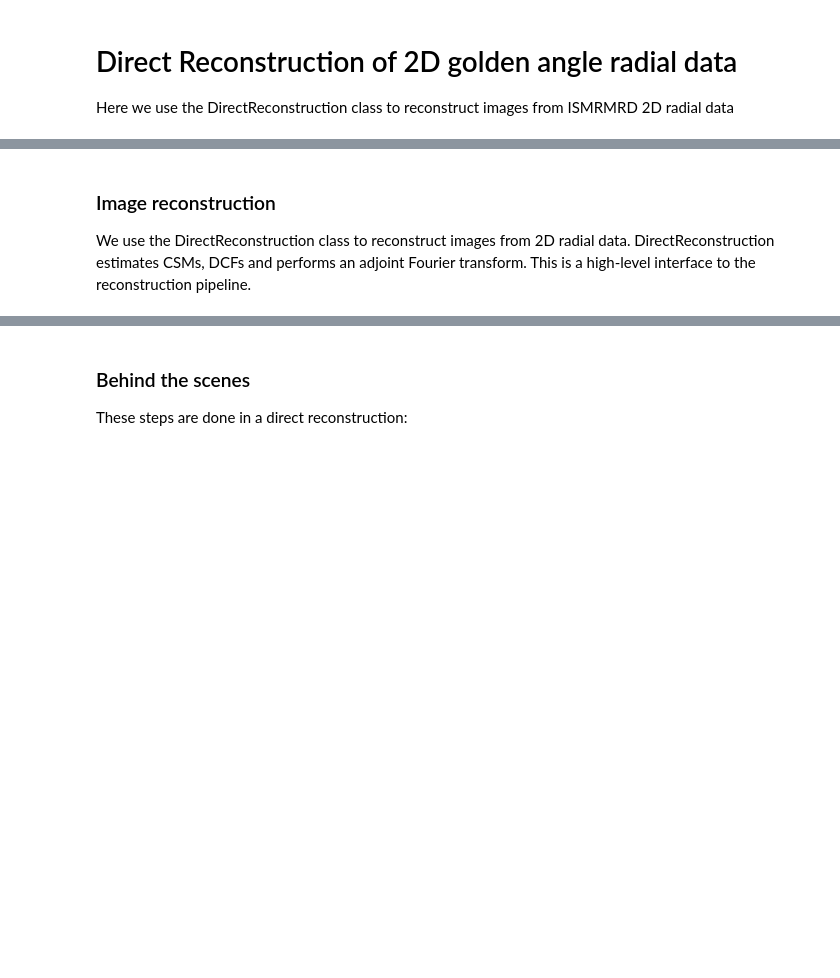
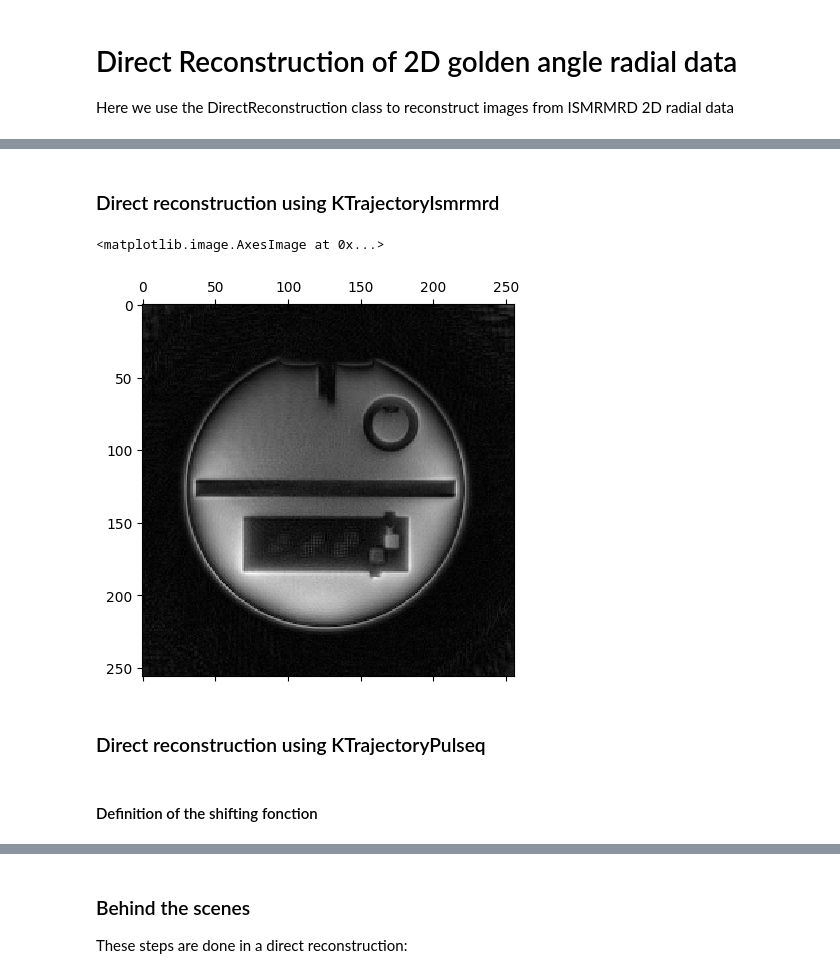
Before and after one commit to PTB-MR/mrpro, a Jupyter notebook: examples/direct_reconstruction.ipynb, the cells around one changed output, grey strips where cells are left out. Drawn from its saved outputs; the diff is of its cells as text; code cells hidden in the pictures; blank space fills up the shorter version.

```diff
--- a/examples/direct_reconstruction.ipynb
+++ b/examples/direct_reconstruction.ipynb
@@ -8,17 +15,14 @@ fname = 'pulseq_radial_2D_402spokes_golden_angle_with_traj.h5'
 # %%
-# Download raw data
+# Import
 import shutil
+import torch
 import tempfile
 from pathlib import Path
+from mrpro.data import KData  # Import the KData class
+from mrpro.data.traj_calculators import KTrajectoryPulseq
 
 import requests
 
-data_folder = Path(tempfile.mkdtemp())
-data_file = tempfile.NamedTemporaryFile(dir=data_folder, mode='wb', delete=False, suffix='.h5')
-response = requests.get(zenodo_url + fname, timeout=30)
-data_file.write(response.content)
+# Local path
+h5_path = '/data/bouill01/conda_envs/mrpro/examples/20240319_spiral_2D_256mm_220k0_128interleaves_golden_angle_vds/pulseq_spiral_2D_220k0_128interleaves_golden_angle_vds_with_traj.h5'
+seq_path = '/data/bouill01/conda_envs/mrpro/examples/20240319_spiral_2D_256mm_220k0_128interleaves_golden_angle_vds/20240319_spiral_2D_256mm_220k0_128interleaves_golden_angle_vds.seq'
-# %% [markdown]
-### Image reconstruction
-We use the DirectReconstruction class to reconstruct images from 2D radial data.
-DirectReconstruction estimates CSMs, DCFs and performs an adjoint Fourier transform.
-This is a high-level interface to the reconstruction pipeline.
@@ -42,0 +29,27 @@ plt.matshow(first_img, cmap='gray')
+# %% [markdown]
+### Direct reconstruction using KTrajectoryIsmrmrd
+# %%
+import mrpro
+from mrpro.data.traj_calculators import KTrajectoryIsmrmrd
+import matplotlib.pyplot as plt
+
+# Use the trajectory that is stored in the ISMRMRD file
+# trajectory = mrpro.data.traj_calculators.KTrajectoryIsmrmrd(seq_file)
+# Load in the Data from the ISMRMRD file
+kdata = KData.from_file(h5_path, KTrajectoryIsmrmrd())
+# Perform the reconstruction
+reconstruction = mrpro.algorithms.reconstruction.DirectReconstruction.from_kdata(kdata)
+# Use this to run on gpu: kdata = kdata.cuda()
+img = reconstruction(kdata)
+
+# Display the reconstructed image
+# If there are multiple slices, ..., only the first one is selected
+first_img = img.rss().cpu()[0, 0, :, :]  #  images, z, y, x
+plt.matshow(first_img, cmap='gray')
+# %% [output]
+<matplotlib.image.AxesImage at 0x...>
+[figure, added]
+# %% [markdown]
+### Direct reconstruction using KTrajectoryPulseq
+# %% [markdown]
+#### Definition of  the shifting fonction
```
Also changed, not shown: parts of 27 cells of this notebook, 22 other files.
